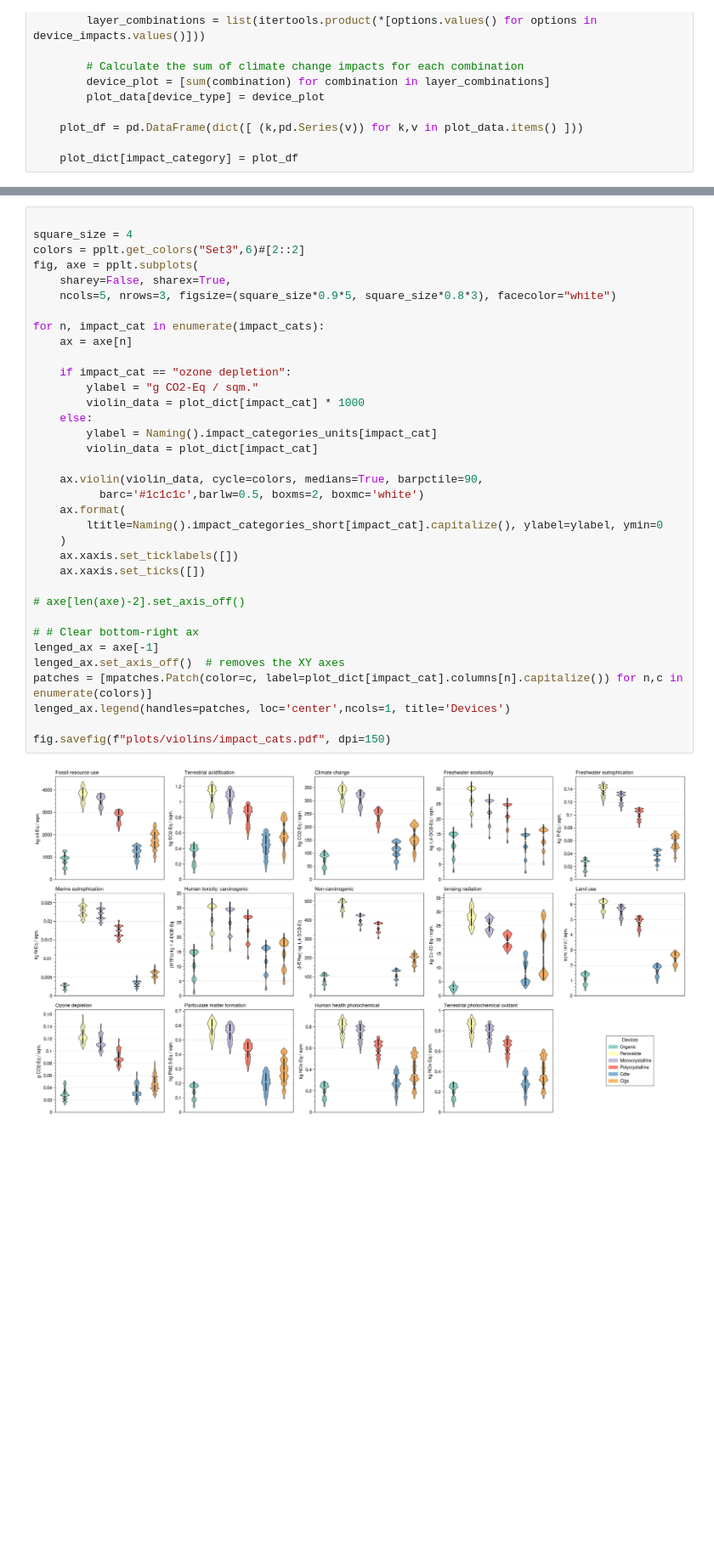
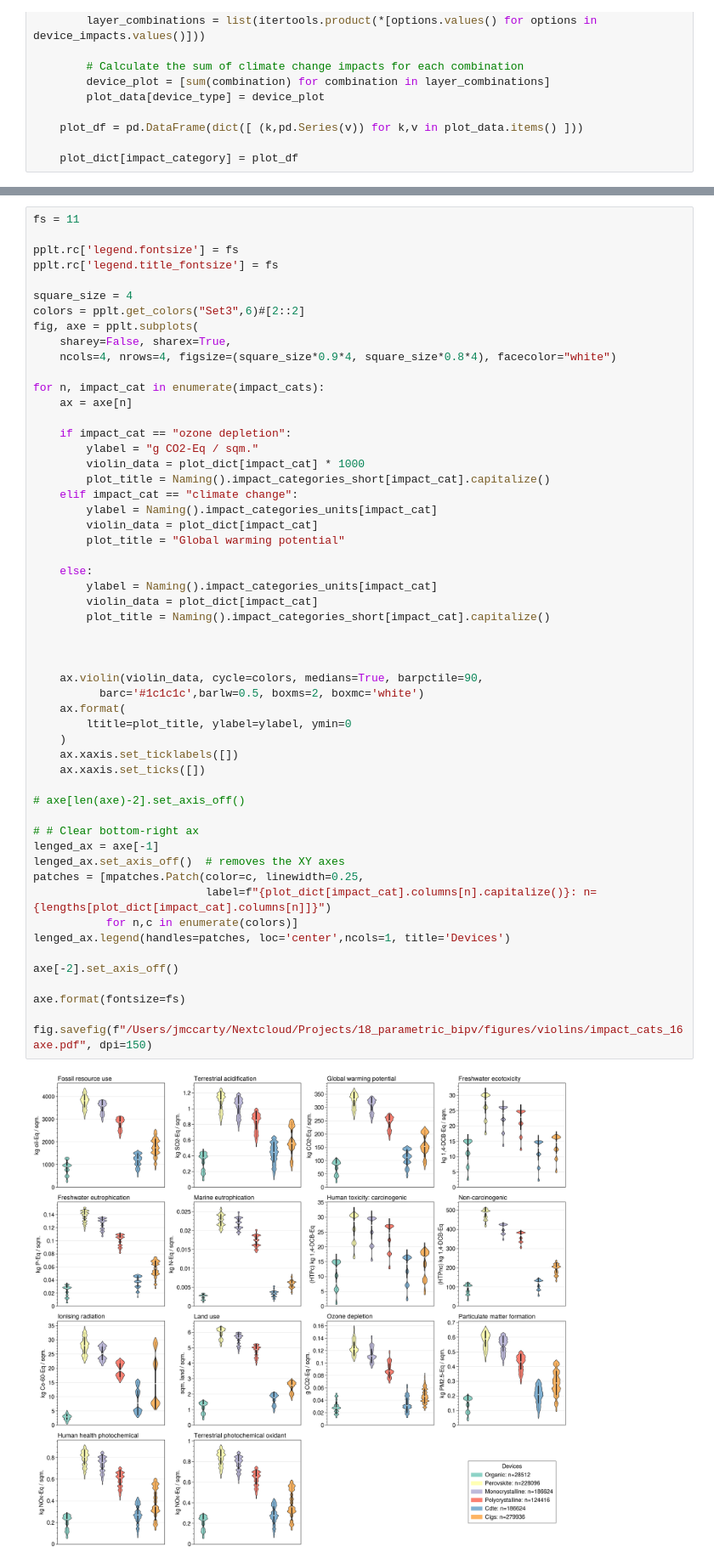
Before and after one commit to architecture-building-systems/parametric-bipv-app, a Jupyter notebook: notebooks/04_violin_chart.ipynb, the cells around one changed output, grey strips where cells are left out. Shown at 85% size. Drawn from its saved outputs; the diff is of its cells as text; blank space fills up the shorter version.

```diff
--- a/notebooks/04_violin_chart.ipynb
+++ b/notebooks/04_violin_chart.ipynb
@@ -128,37 +114,56 @@ pplt.get_colors("Paired")[0::1]
 # %%
+fs = 11
+
+pplt.rc['legend.fontsize'] = fs
+pplt.rc['legend.title_fontsize'] = fs
 
 square_size = 4
 colors = pplt.get_colors("Set3",6)#[2::2]
 fig, axe = pplt.subplots(
     sharey=False, sharex=True,
-    ncols=5, nrows=3, figsize=(square_size*0.9*5, square_size*0.8*3), facecolor="white")
+    ncols=4, nrows=4, figsize=(square_size*0.9*4, square_size*0.8*4), facecolor="white")
 
 for n, impact_cat in enumerate(impact_cats):
     ax = axe[n]
 
     if impact_cat == "ozone depletion":
         ylabel = "g CO2-Eq / sqm."
         violin_data = plot_dict[impact_cat] * 1000
+        plot_title = Naming().impact_categories_short[impact_cat].capitalize()
+    elif impact_cat == "climate change":
+        ylabel = Naming().impact_categories_units[impact_cat]
+        violin_data = plot_dict[impact_cat]
+        plot_title = "Global warming potential"
+
     else:
         ylabel = Naming().impact_categories_units[impact_cat]
         violin_data = plot_dict[impact_cat]
+        plot_title = Naming().impact_categories_short[impact_cat].capitalize()
+
+
 
     ax.violin(violin_data, cycle=colors, medians=True, barpctile=90,
           barc='#1c1c1c',barlw=0.5, boxms=2, boxmc='white')
     ax.format(
-        ltitle=Naming().impact_categories_short[impact_cat].capitalize(), ylabel=ylabel, ymin=0
+        ltitle=plot_title, ylabel=ylabel, ymin=0
     )
     ax.xaxis.set_ticklabels([])
     ax.xaxis.set_ticks([])
 
 # axe[len(axe)-2].set_axis_off()
 
 # # Clear bottom-right ax
 lenged_ax = axe[-1]
 lenged_ax.set_axis_off()  # removes the XY axes
-patches = [mpatches.Patch(color=c, label=plot_dict[impact_cat].columns[n].capitalize()) for n,c in enumerate(colors)]
+patches = [mpatches.Patch(color=c, linewidth=0.25,
+                          label=f"{plot_dict[impact_cat].columns[n].capitalize()}: n={lengths[plot_dict[impact_cat].columns[n]]}")
+           for n,c in enumerate(colors)]
 lenged_ax.legend(handles=patches, loc='center',ncols=1, title='Devices')
 
-fig.savefig(f"plots/violins/impact_cats.pdf", dpi=150)
+axe[-2].set_axis_off()
+
+axe.format(fontsize=fs)
+
+fig.savefig(f"/Users/jmccarty/Nextcloud/Projects/18_parametric_bipv/figures/violins/impact_cats_16axe.pdf", dpi=150)
 # %% [output]
-[figure, old version]
+[figure, new version]
```
Also changed, not shown: parts of 5 cells of this notebook, 18 other files.
